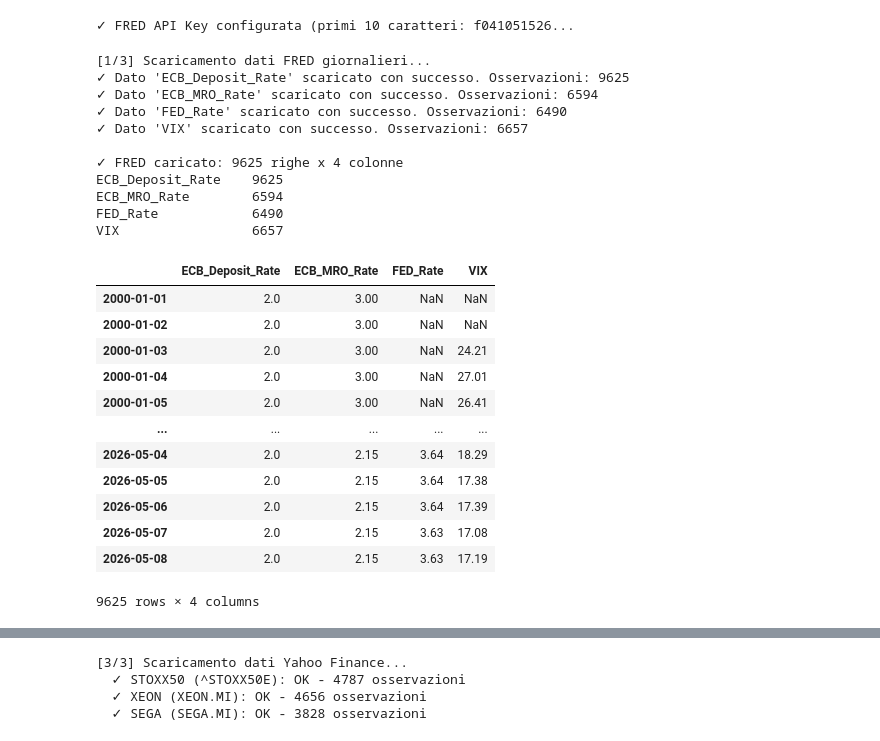
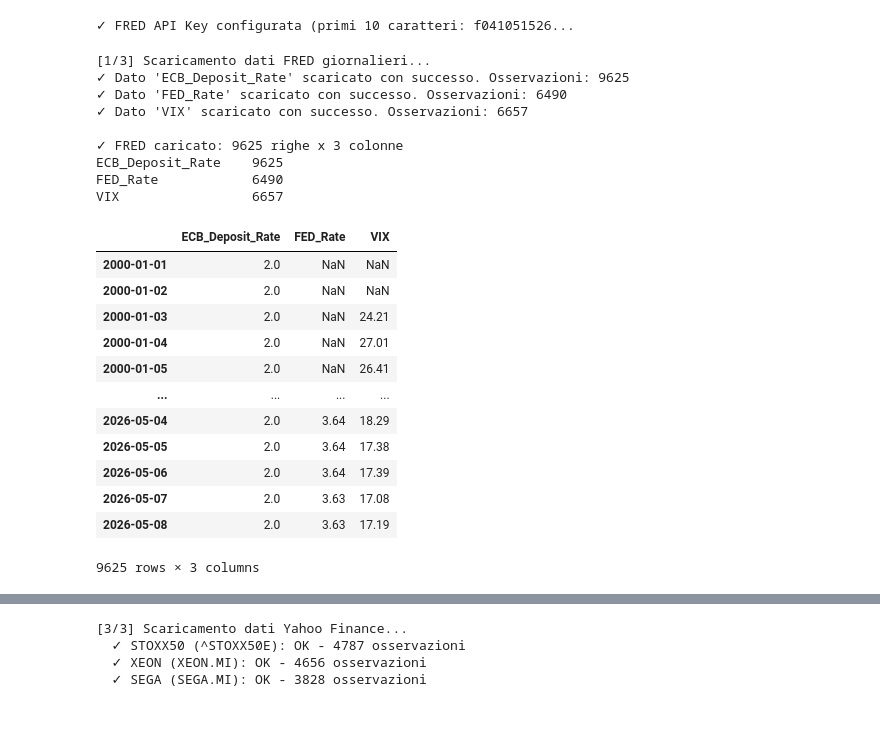
Before and after one commit to whowasfra/bond_screener, a Jupyter notebook: 01_Data_Ingestion_EDA.ipynb, the cells around one changed output, grey strips where cells are left out. Drawn from its saved outputs; the diff is of its cells as text; code cells hidden in the pictures.

```diff
--- a/01_Data_Ingestion_EDA.ipynb
+++ b/01_Data_Ingestion_EDA.ipynb
@@ -300,56 +300,53 @@ print("\n[1/3] Scaricamento dati FRED giornalieri...")
 
 fred_daily_tickers = {
     'ECB_Deposit_Rate': 'ECBDFR',              # Tasso Deposit Facility (BCE) - DAILY 99-26
-    'ECB_MRO_Rate': 'ECBMRRFR',                # Main Refinancing Operations Rate (BCE) - DAILY 99-26
     'FED_Rate': 'EFFR',                        # Effective Federal Funds Rate (US) - DAILY 00-26
     'VIX': 'VIXCLS'                            # Volatilità implicita S&P 500 ("paura" globale) - DAILY 90-26
 }
 
 fred_series = {}
 for name, ticker in fred_daily_tickers.items():
     try:
         series = fred.get_series(ticker, observation_start=start_date, observation_end=end_date)
         series.index = pd.to_datetime(series.index)
         fred_series[name] = series.rename(name)
         print(f"✓ Dato '{name}' scaricato con successo. Osservazioni: {series.notna().sum()}")
     except Exception as e:
         print(f"✗ Errore nel download di '{name}': {e}")
 
 if fred_series:
     df_fred_daily = pd.concat(fred_series.values(), axis=1).sort_index()
     print(f"\n✓ FRED caricato: {df_fred_daily.shape[0]} righe x {df_fred_daily.shape[1]} colonne")
     print(df_fred_daily.notna().sum().to_string())
 else:
     df_fred_daily = pd.DataFrame()
     print("✗ Nessuna serie FRED scaricata correttamente.")
 
 
 display(df_fred_daily)
 # %% [output]
 [1/3] Scaricamento dati FRED giornalieri...
 ✓ Dato 'ECB_Deposit_Rate' scaricato con successo. Osservazioni: 9625
-✓ Dato 'ECB_MRO_Rate' scaricato con successo. Osservazioni: 6594
 ✓ Dato 'FED_Rate' scaricato con successo. Osservazioni: 6490
 ✓ Dato 'VIX' scaricato con successo. Osservazioni: 6657
 
-✓ FRED caricato: 9625 righe x 4 colonne
+✓ FRED caricato: 9625 righe x 3 colonne
 ECB_Deposit_Rate    9625
-ECB_MRO_Rate        6594
 FED_Rate            6490
 VIX                 6657
-|  | ECB_Deposit_Rate | ECB_MRO_Rate | FED_Rate | VIX |
-| 2000-01-01 | 2.0 | 3.00 | NaN | NaN |
-| 2000-01-02 | 2.0 | 3.00 | NaN | NaN |
-| 2000-01-03 | 2.0 | 3.00 | NaN | 24.21 |
-| 2000-01-04 | 2.0 | 3.00 | NaN | 27.01 |
-| 2000-01-05 | 2.0 | 3.00 | NaN | 26.41 |
-| ... | ... | ... | ... | ... |
-| 2026-05-04 | 2.0 | 2.15 | 3.64 | 18.29 |
-| 2026-05-05 | 2.0 | 2.15 | 3.64 | 17.38 |
-| 2026-05-06 | 2.0 | 2.15 | 3.64 | 17.39 |
-| 2026-05-07 | 2.0 | 2.15 | 3.63 | 17.08 |
-| 2026-05-08 | 2.0 | 2.15 | 3.63 | 17.19 |
+|  | ECB_Deposit_Rate | FED_Rate | VIX |
+| 2000-01-01 | 2.0 | NaN | NaN |
+| 2000-01-02 | 2.0 | NaN | NaN |
+| 2000-01-03 | 2.0 | NaN | 24.21 |
+| 2000-01-04 | 2.0 | NaN | 27.01 |
+| 2000-01-05 | 2.0 | NaN | 26.41 |
+| ... | ... | ... | ... |
+| 2026-05-04 | 2.0 | 3.64 | 18.29 |
+| 2026-05-05 | 2.0 | 3.64 | 17.38 |
+| 2026-05-06 | 2.0 | 3.64 | 17.39 |
+| 2026-05-07 | 2.0 | 3.63 | 17.08 |
+| 2026-05-08 | 2.0 | 3.63 | 17.19 |
-9625 rows × 4 columns
+9625 rows × 3 columns
 # %%
 # ============================================================================
 # [2/3] FRED Monthly (Federal Reserve Economic Data)
```
Also changed, not shown: parts of 9 cells of this notebook.
